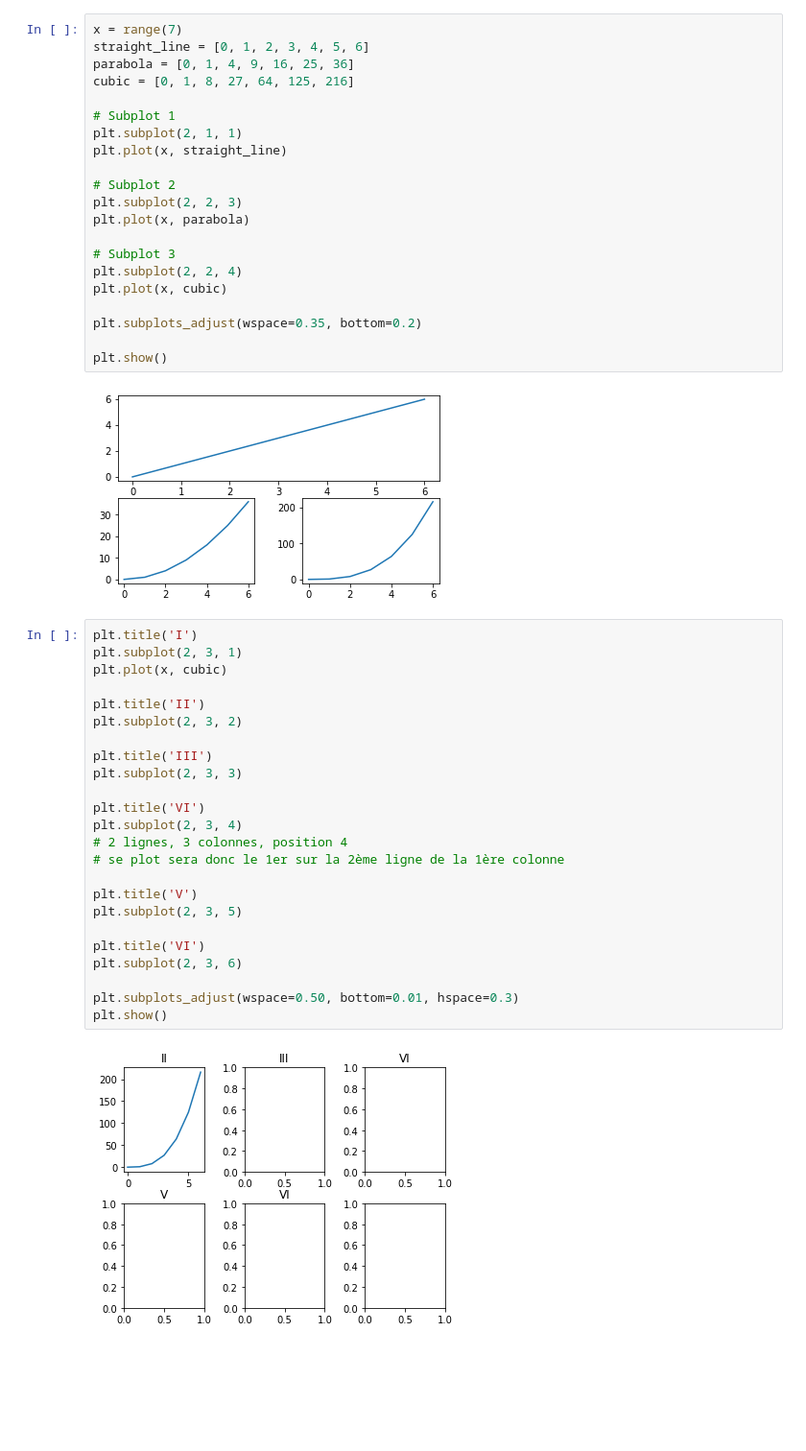
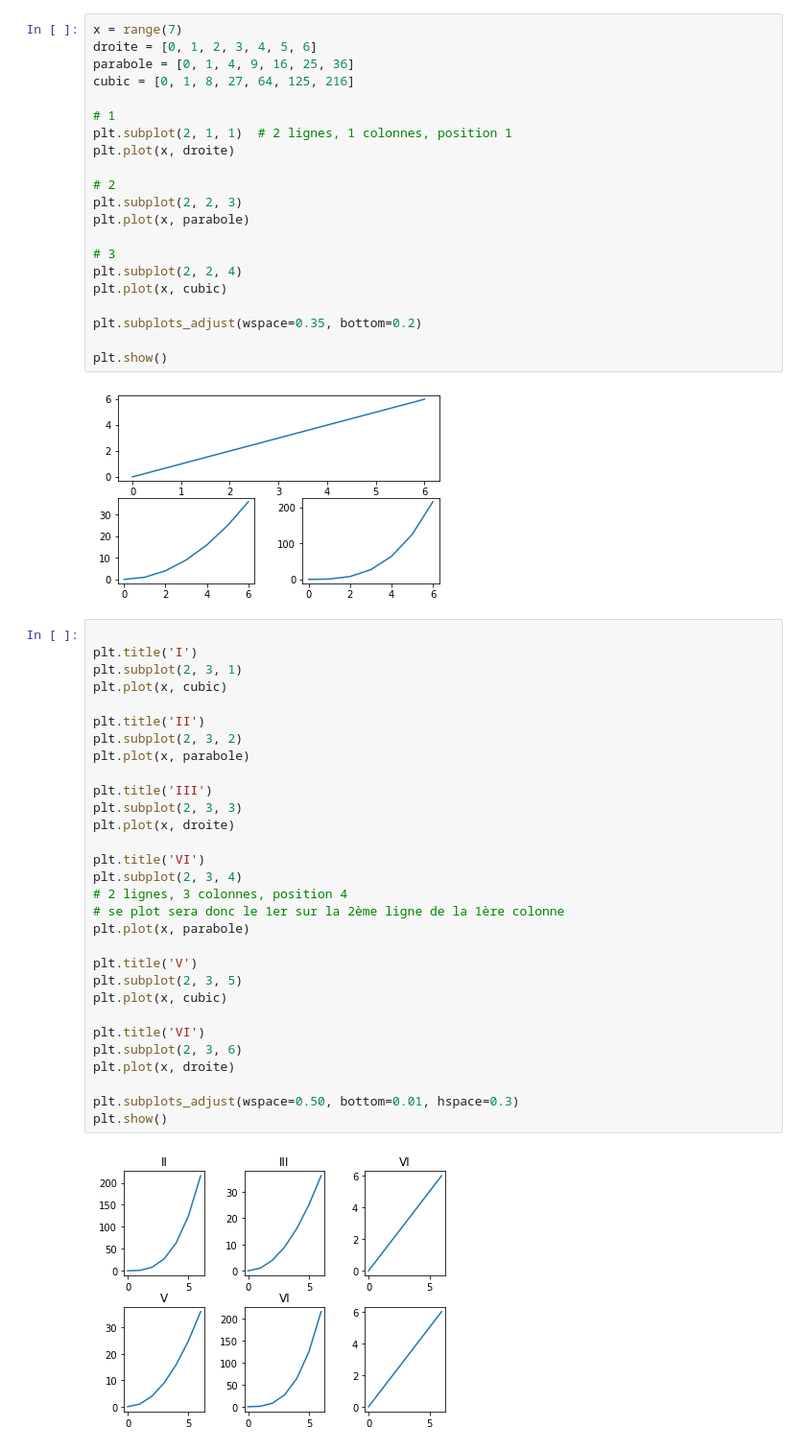
Before and after one commit to Syllaweg/Datascience_toolkit, a Jupyter notebook: Graph_plt_sns/Untitled.ipynb, the cells around one changed output. Shown at 96% size. Drawn from its saved outputs; the diff is of its cells as text; blank space fills up the shorter version.

```diff
--- a/Graph_plt_sns/Untitled.ipynb
+++ b/Graph_plt_sns/Untitled.ipynb
@@ -89,19 +90,19 @@ On lui passe en paramètres, le nombre de lignes puis de colonnes, comme pour cr
 ######  exemple
 # %%
 x = range(7)
-straight_line = [0, 1, 2, 3, 4, 5, 6]
-parabola = [0, 1, 4, 9, 16, 25, 36]
+droite = [0, 1, 2, 3, 4, 5, 6]
+parabole = [0, 1, 4, 9, 16, 25, 36]
 cubic = [0, 1, 8, 27, 64, 125, 216]
 
-# Subplot 1
-plt.subplot(2, 1, 1)
-plt.plot(x, straight_line)
+# 1
+plt.subplot(2, 1, 1)  # 2 lignes, 1 colonnes, position 1
+plt.plot(x, droite)
 
-# Subplot 2
+# 2
 plt.subplot(2, 2, 3)
-plt.plot(x, parabola)
+plt.plot(x, parabole)
 
-# Subplot 3
+# 3
 plt.subplot(2, 2, 4)
 plt.plot(x, cubic)
 
@@ -111,28 +112,34 @@ plt.show()
 # %% [output]
 [figure]
 # %%
+
 plt.title('I')
 plt.subplot(2, 3, 1)
 plt.plot(x, cubic)
 
 plt.title('II')
 plt.subplot(2, 3, 2)
+plt.plot(x, parabole)
 
 plt.title('III')
 plt.subplot(2, 3, 3)
+plt.plot(x, droite)
 
 plt.title('VI')
 plt.subplot(2, 3, 4)
 # 2 lignes, 3 colonnes, position 4
 # se plot sera donc le 1er sur la 2ème ligne de la 1ère colonne
+plt.plot(x, parabole)
 
 plt.title('V')
 plt.subplot(2, 3, 5)
+plt.plot(x, cubic)
 
 plt.title('VI')
 plt.subplot(2, 3, 6)
+plt.plot(x, droite)
 
 plt.subplots_adjust(wspace=0.50, bottom=0.01, hspace=0.3)
 plt.show()
 # %% [output]
-[figure, old version]
+[figure, new version]
```
Also changed, not shown: parts of 4 cells of this notebook.
